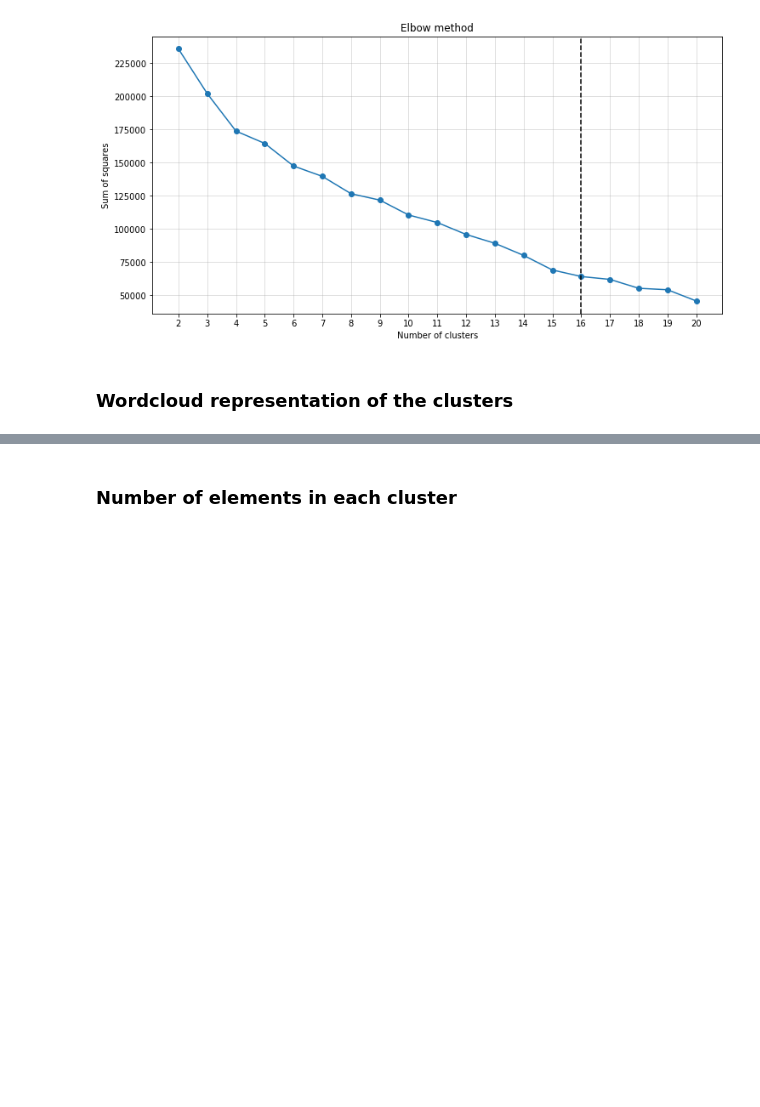
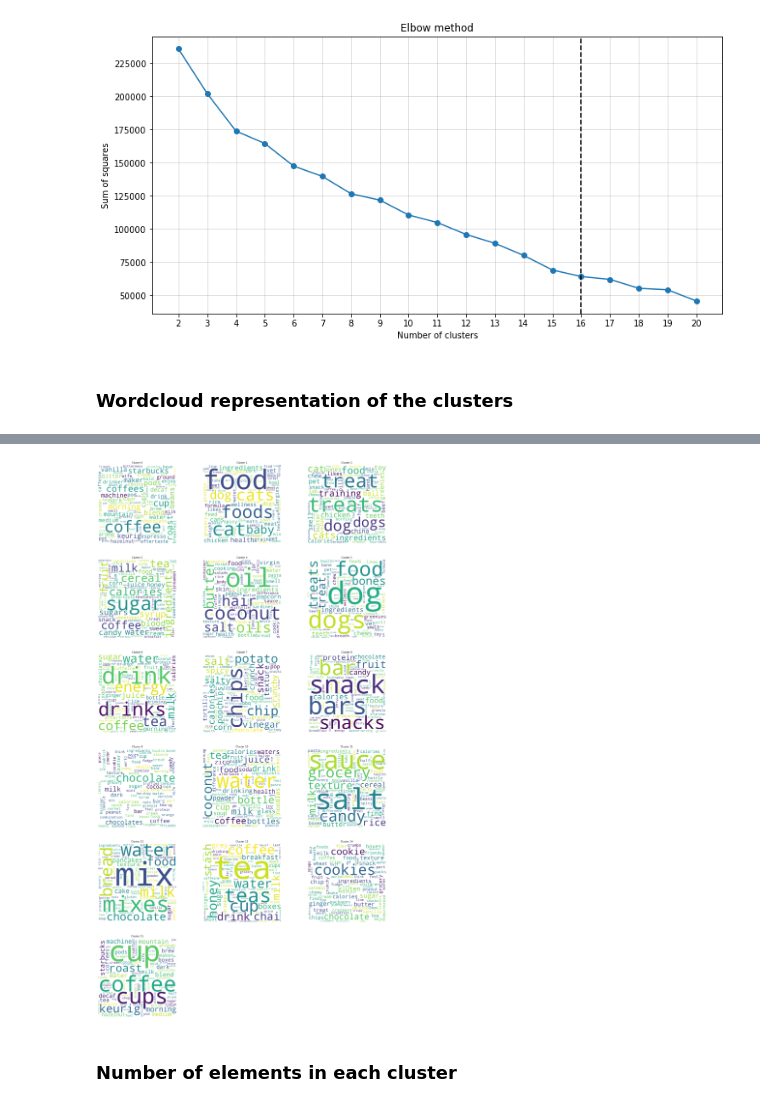
Before and after one commit to mikcnt/adm-homework-4, a Jupyter notebook: main.ipynb, the cells around one changed output, grey strips where cells are left out. Drawn from its saved outputs; the diff is of its cells as text; code cells hidden in the pictures; blank space fills up the shorter version.

```diff
--- a/main.ipynb
+++ b/main.ipynb
@@ -116,2 +117,6 @@ plot_wordclouds(data, clusters=[5, 6, 7])
+# %%
+plot_wordclouds(data, clusters=range(n_clusters))
+# %% [output]
+[figure, added]
 # %% [markdown]
 ### Number of elements in each cluster
```
Also changed, not shown: parts of 5 cells of this notebook, 1 other file.
